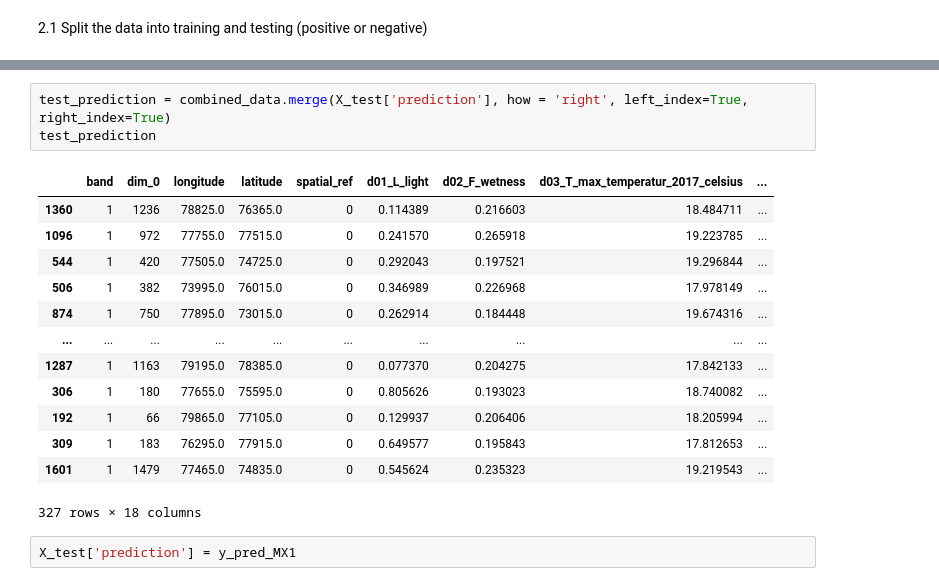
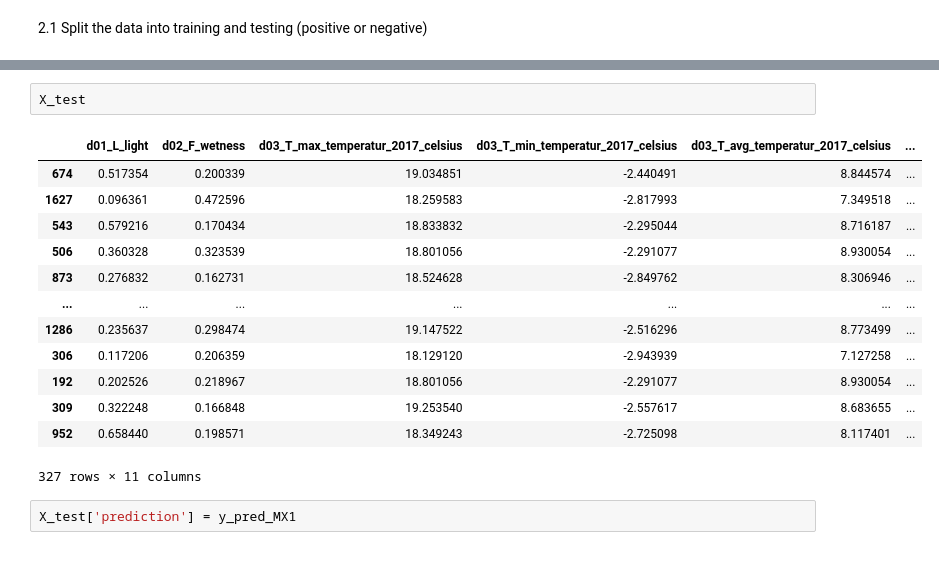
Before and after one commit to FAIRiCUBE/uc1-urban-climate, a Jupyter notebook: notebooks/dev/f07_neopythen/Habitat_distribution_Luxembourg_maxent.ipynb, the cells around one changed output, grey strips where cells are left out. Saved outputs shown, nothing was run; the diff lists cells and outputs as text.

```diff
--- a/notebooks/dev/f07_neopythen/Habitat_distribution_Luxembourg_maxent.ipynb
+++ b/notebooks/dev/f07_neopythen/Habitat_distribution_Luxembourg_maxent.ipynb
@@ -562,19 +551,18 @@ array([2.83837738e-02, 7.24395887e-02, 3.50815338e-02, 4.26270422e-03,
-# %%
-test_prediction = combined_data.merge(X_test['prediction'], how = 'right', left_index=True, right_index=True)
-test_prediction
-# %% [output]
-|  | band | dim_0 | longitude | latitude | spatial_ref | d01_L_light | d02_F_wetness | d03_T_max_temperatur_2017_celsius | ... |
-| 1360 | 1 | 1236 | 78825.0 | 76365.0 | 0 | 0.114389 | 0.216603 | 18.484711 | ... |
-| 1096 | 1 | 972 | 77755.0 | 77515.0 | 0 | 0.241570 | 0.265918 | 19.223785 | ... |
-| 544 | 1 | 420 | 77505.0 | 74725.0 | 0 | 0.292043 | 0.197521 | 19.296844 | ... |
-| 506 | 1 | 382 | 73995.0 | 76015.0 | 0 | 0.346989 | 0.226968 | 17.978149 | ... |
-| 874 | 1 | 750 | 77895.0 | 73015.0 | 0 | 0.262914 | 0.184448 | 19.674316 | ... |
-| ... | ... | ... | ... | ... | ... | ... | ... | ... | ... |
-| 1287 | 1 | 1163 | 79195.0 | 78385.0 | 0 | 0.077370 | 0.204275 | 17.842133 | ... |
-| 306 | 1 | 180 | 77655.0 | 75595.0 | 0 | 0.805626 | 0.193023 | 18.740082 | ... |
-| 192 | 1 | 66 | 79865.0 | 77105.0 | 0 | 0.129937 | 0.206406 | 18.205994 | ... |
-| 309 | 1 | 183 | 76295.0 | 77915.0 | 0 | 0.649577 | 0.195843 | 17.812653 | ... |
-| 1601 | 1 | 1479 | 77465.0 | 74835.0 | 0 | 0.545624 | 0.235323 | 19.219543 | ... |
-327 rows × 18 columns
+# %%
+X_test
+# %% [output]
+|  | d01_L_light | d02_F_wetness | d03_T_max_temperatur_2017_celsius | d03_T_min_temperatur_2017_celsius | d03_T_avg_temperatur_2017_celsius | ... |
+| 674 | 0.517354 | 0.200339 | 19.034851 | -2.440491 | 8.844574 | ... |
+| 1627 | 0.096361 | 0.472596 | 18.259583 | -2.817993 | 7.349518 | ... |
+| 543 | 0.579216 | 0.170434 | 18.833832 | -2.295044 | 8.716187 | ... |
+| 506 | 0.360328 | 0.323539 | 18.801056 | -2.291077 | 8.930054 | ... |
+| 873 | 0.276832 | 0.162731 | 18.524628 | -2.849762 | 8.306946 | ... |
+| ... | ... | ... | ... | ... | ... | ... |
+| 1286 | 0.235637 | 0.298474 | 19.147522 | -2.516296 | 8.773499 | ... |
+| 306 | 0.117206 | 0.206359 | 18.129120 | -2.943939 | 7.127258 | ... |
+| 192 | 0.202526 | 0.218967 | 18.801056 | -2.291077 | 8.930054 | ... |
+| 309 | 0.322248 | 0.166848 | 19.253540 | -2.557617 | 8.683655 | ... |
+| 952 | 0.658440 | 0.198571 | 18.349243 | -2.725098 | 8.117401 | ... |
+327 rows × 11 columns
 # %%
 X_test['prediction'] = y_pred_MX1
```
Also changed, not shown: parts of 28 cells of this notebook.
